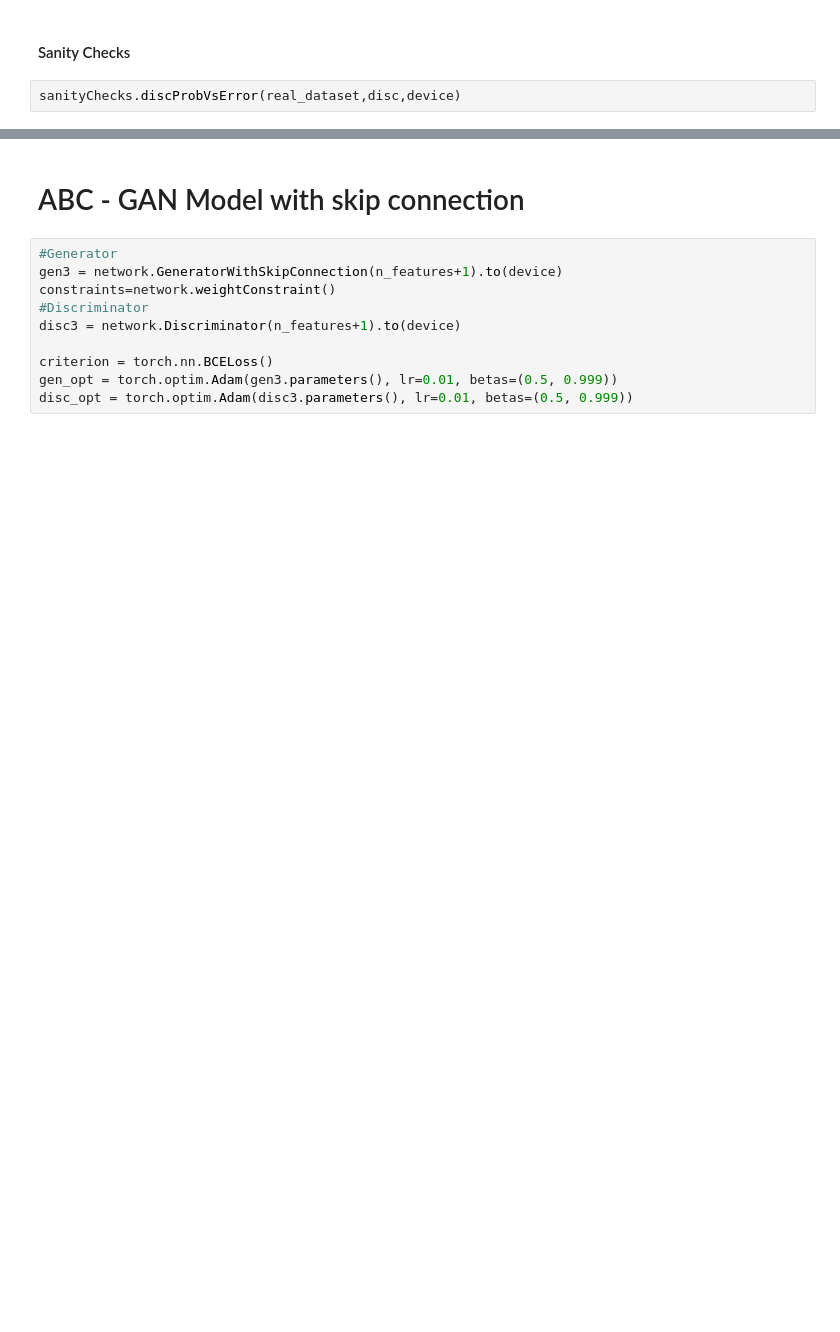
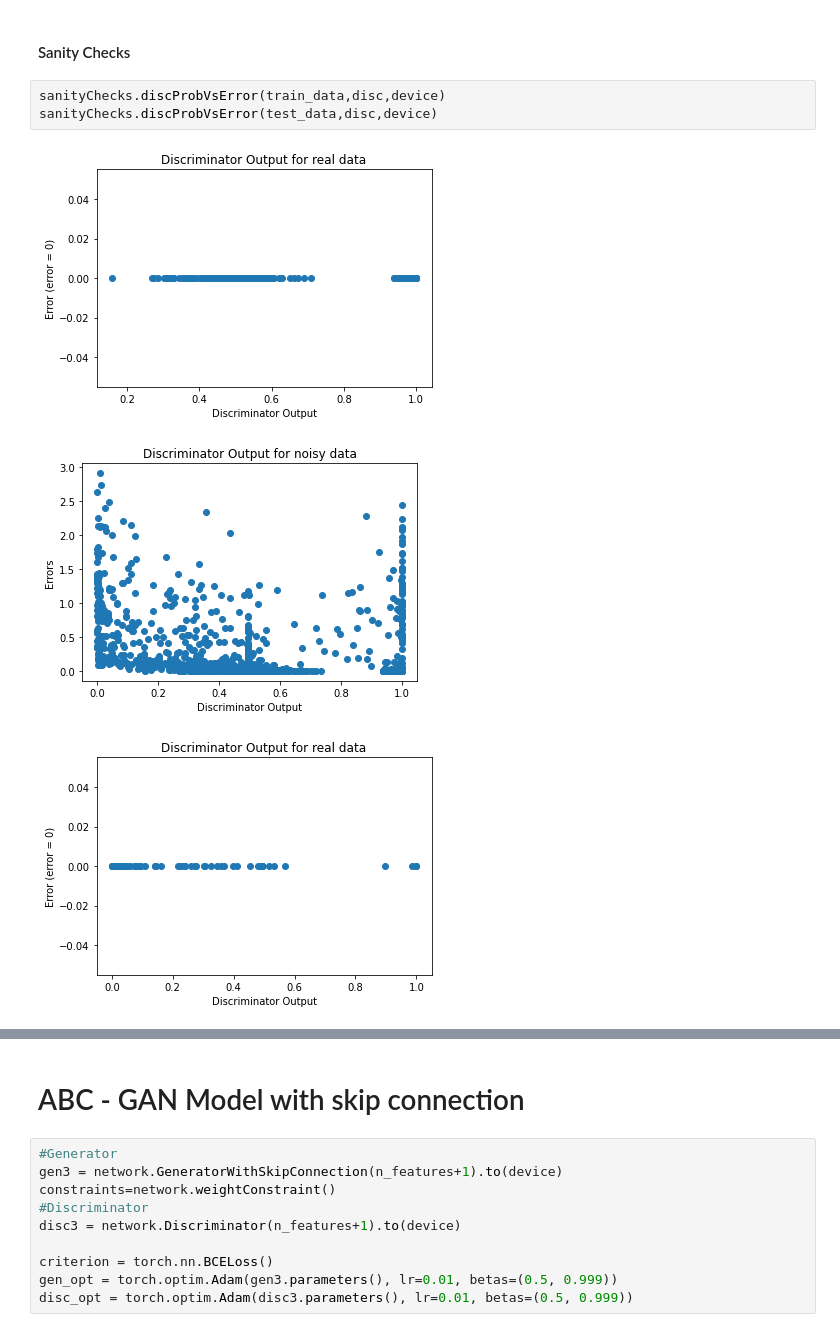
Before and after one commit to Manasi1999/ABC_GAN, a Jupyter notebook: Notebooks/Boston_Dataset/ABC_GAN_Model-Catboost_Pre-gen.ipynb, the cells around one changed output, grey strips where cells are left out. Drawn from its saved outputs; the diff is of its cells as text; blank space fills up the shorter version.

```diff
--- a/Notebooks/Boston_Dataset/ABC_GAN_Model-Catboost_Pre-gen.ipynb
+++ b/Notebooks/Boston_Dataset/ABC_GAN_Model-Catboost_Pre-gen.ipynb
@@ -94,4 +119,9 @@ MSE
 # %% [markdown]
 #### Sanity Checks
 # %%
-sanityChecks.discProbVsError(real_dataset,disc,device)
+sanityChecks.discProbVsError(train_data,disc,device)
+sanityChecks.discProbVsError(test_data,disc,device)
+# %% [output]
+[figure, added]
+[figure, added]
+[figure, added]
```
Also changed, not shown: parts of 15 cells of this notebook, 9 other files.
